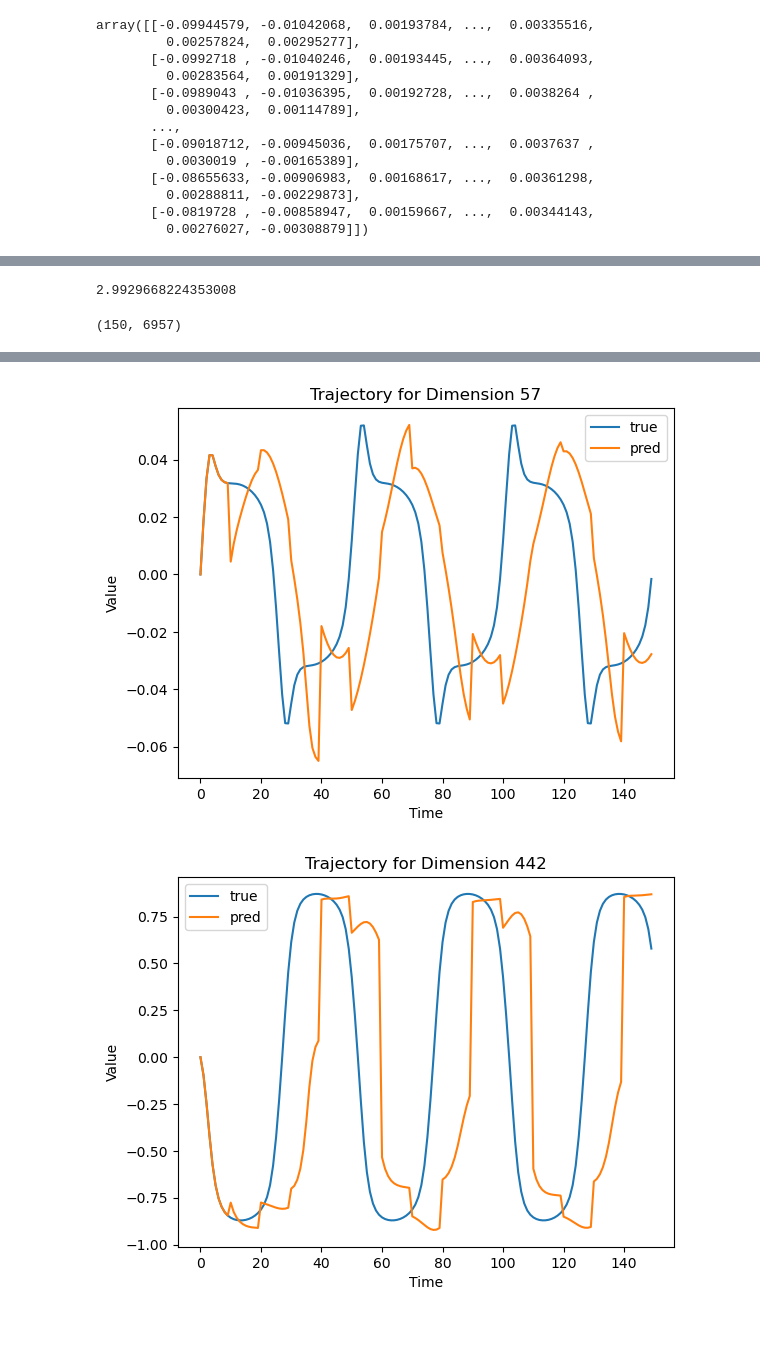
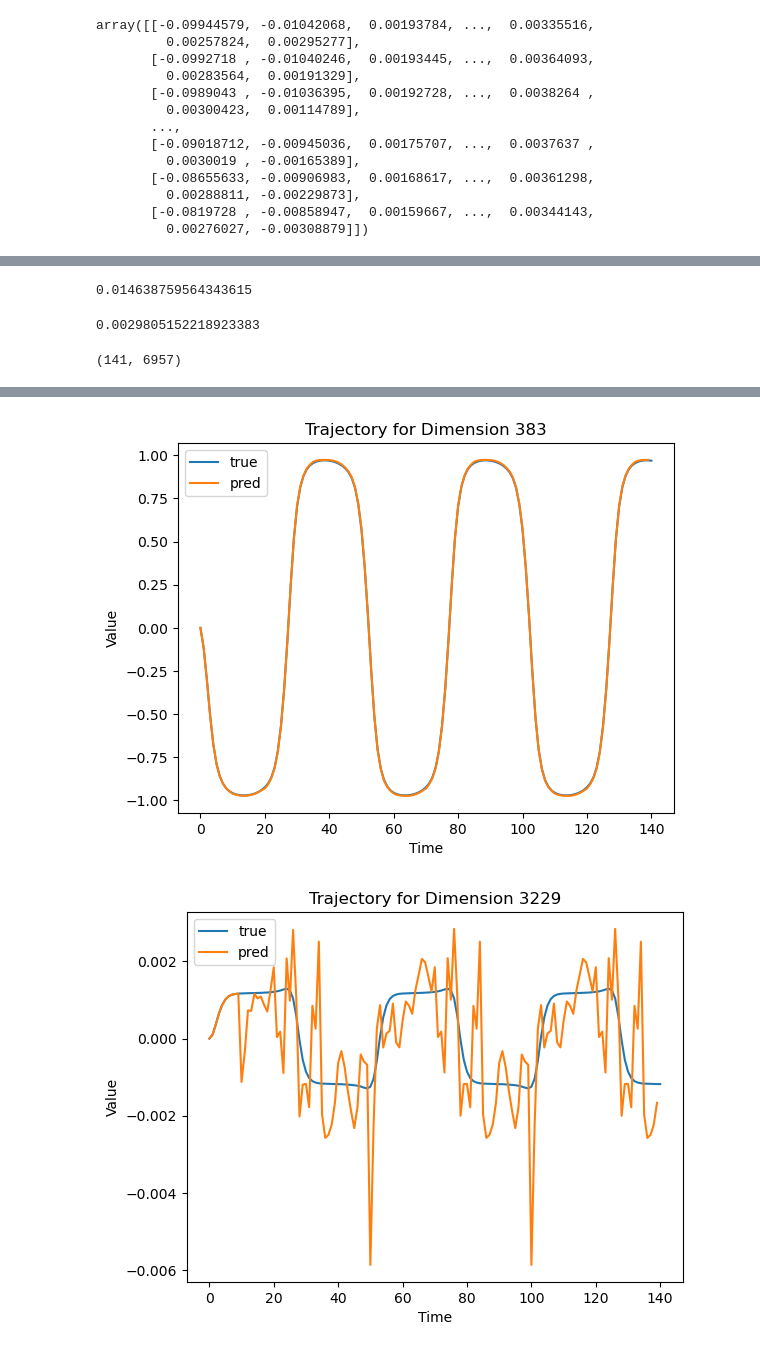
Before and after one commit to Shiqi-Wu/model_combination_Argos, a Jupyter notebook: gan_transformer/test_v2_10.ipynb, the cells around one changed output, grey strips where cells are left out. Drawn from its saved outputs; the diff is of its cells as text; code cells hidden in the pictures.

```diff
--- a/gan_transformer/test_v2_10.ipynb
+++ b/gan_transformer/test_v2_10.ipynb
@@ -24,8 +27,8 @@ plt.show()
 from train import *
 import torch
 predict_num = 10
-train_dataset, test_dataset, n_features, n_inputs = data_preparation_v1(predict_num)
+train_dataset, test_dataset, n_features, n_inputs = data_preparation_v2(predict_num, 140)
 params = Params(n_features, n_inputs)
 model = build_model(params)
-model = torch.load('model_v2_10.pth')
+model = torch.load('model_v2_10_ffw.pth')
 # %% [output]
@@ -64,7 +82,7 @@ for suffix in range(10, 60):
     # Check if the file exists before trying to load it
     if os.path.exists(data_file_path):
         data_dict = np.load(data_file_path, allow_pickle=True).item()
-        x_data, y_data, u1_data, u2_data = load_dataset(data_dict)
+        x_data, y_data, u1_data, u2_data = load_dataset(data_dict, predict_num)
         x_dataset.append(x_data[:window_size])
         y_dataset.append(y_data[:window_size])
         u1_dataset.append(u1_data[:window_size])
@@ -86,7 +104,7 @@ File not found: ../data/data_dict_44.npy
 # start from the zero point
 y_data_pred_50traj_10predict = []
 for x_data, u1_data, u2_data in zip(x_dataset, u1_dataset, u2_dataset):
-    steps = int(150 / predict_num)
+    steps = int(140 / predict_num)
     n_target = x_data.shape[1]
     x_data_scaled = scaler_x.transform(x_data)
     u1_data_scaled = scaler_u.transform(u1_data)
@@ -163,22 +181,28 @@ domain_relative_error = [domain_error_norms[i]/data_norms[i] for i in range(len(
 # %%
 np.mean(domain_relative_error)
 # %% [output]
-2.9929668224353008
+0.014638759564343615
+# %%
+np.std(domain_relative_error)
+# %% [output]
+0.0029805152218923383
 # %%
 x_dataset[0].shape
 # %% [output]
-(150, 6957)
+(141, 6957)
 # %%
 import numpy as np
 import matplotlib.pyplot as plt
 
-n_dimensions = x_dataset[0].shape[1]
+n_dimensions = x_dataset[1].shape[1]
 selected_dimensions = np.random.choice(n_dimensions, 10, replace=False)
+selected_dimensions[-1] = 3229
+# selected_dimensions = range(10)
 
 for i in selected_dimensions:
     plt.figure()
-    y_true = x_dataset[0]
-    y_pred = y_data_pred_50traj_10predict[0]
+    y_true = x_dataset[1]
+    y_pred = y_data_pred_50traj_10predict[1]
     plt.plot(y_true[:, i], label = 'true')
     plt.plot(y_pred[:, i], label = 'pred')
     plt.title(f'Trajectory for Dimension {i}')
@@ -198,2 +222,2 @@ for i in selected_dimensions:
-[figure, old version]
+[figure, new version]
-[figure, old version]
+[figure, new version]
```
Also changed, not shown: parts of 15 cells of this notebook, 11 other files.
